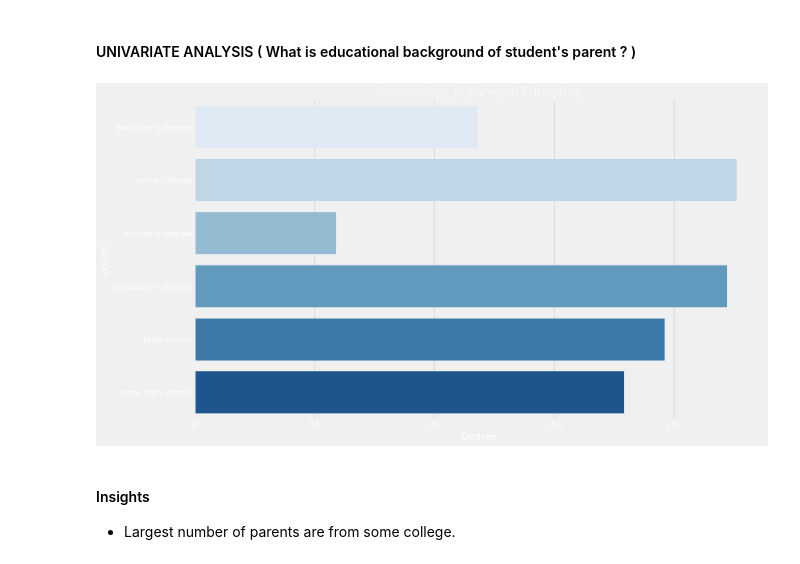
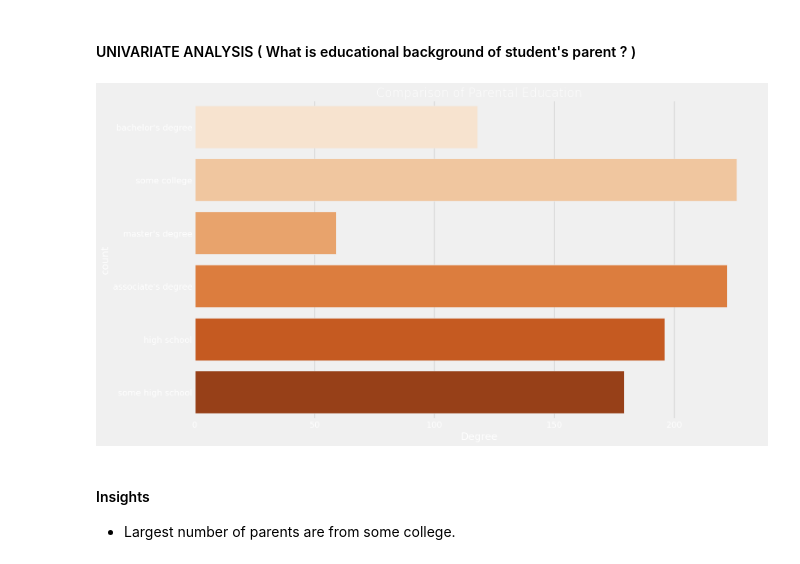
Before and after one commit to MghongoDev/MLproject, a Jupyter notebook: notebook/1 . EDA STUDENT PERFORMANCE .ipynb, the cells around one changed output. Saved outputs shown, nothing was run; the diff lists cells and outputs as text; code cells hidden in the pictures.

```diff
--- a/notebook/1 . EDA STUDENT PERFORMANCE .ipynb
+++ b/notebook/1 . EDA STUDENT PERFORMANCE .ipynb
@@ -528,13 +528,13 @@ for container in ax[2].containers:
 # %%
 plt.rcParams['figure.figsize'] = (15, 9)
 plt.style.use('fivethirtyeight')
-sns.countplot(df['parental_level_of_education'], palette = 'Blues')
+sns.countplot(df['parental_level_of_education'], palette = 'Oranges')
 plt.title('Comparison of Parental Education', fontweight = 30, fontsize = 20)
 plt.xlabel('Degree')
 plt.ylabel('count')
 plt.show()
 # %% [output]
-[figure, old version]
+[figure, new version]
 # %% [markdown]
 #### Insights
 - Largest number of parents are from some college.
```
Also changed, not shown: parts of 11 cells of this notebook, 5 other files.
